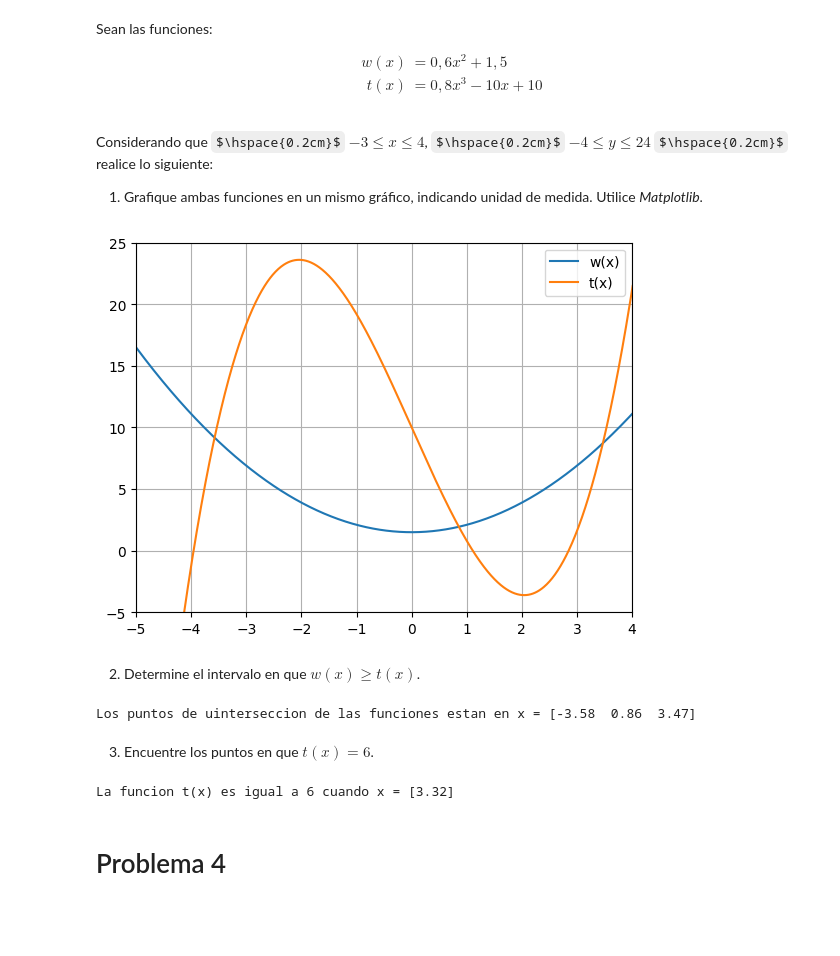
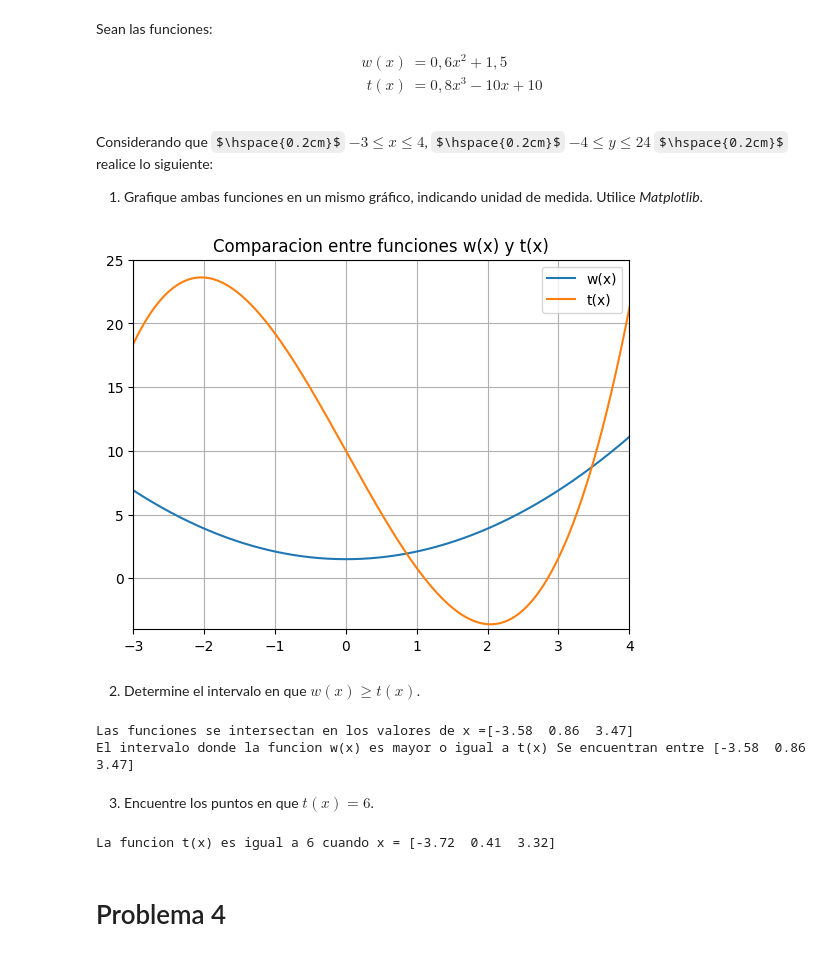
Before and after one commit to J4IM3LEZ/Aplicada, a Jupyter notebook: G3_Aplicaciones_de_funciones.ipynb, the cells around one changed output. Saved outputs shown, nothing was run; the diff lists cells and outputs as text; code cells hidden in the pictures; some formulas as TeX source; blank space fills up the shorter version.

```diff
--- a/G3_Aplicaciones_de_funciones.ipynb
+++ b/G3_Aplicaciones_de_funciones.ipynb
@@ -178,24 +178,25 @@ Considerando que $\hspace{0.2cm}$ $-3 \leq x \leq 4$, $\hspace{0.2cm}$ $-4 \leq
 # %%
 import matplotlib.pyplot as plt
 import numpy as np
 
 def w(x):
     return 0.6*x**2 + 1.5
 
 def t(x):
     return 0.8*x**3 - 10*x + 10
 
 x = np.arange(-10, 10, 0.01)
 plt.plot(x, w(x), label = "w(x)")
 plt.plot(x, t(x), label = "t(x)")
+plt.title("Comparacion entre funciones w(x) y t(x)")
 plt.grid(True)
-plt.xlim(-5,4)
-plt.ylim(-5,25)
+plt.xlim(-3,4)
+plt.ylim(-4,25)
 
 plt.legend()
 plt.show()
 # %% [output]
-[figure, old version]
+[figure, new version]
 # %% [markdown]
 2. Determine el intervalo en que $w(x) \geq t(x)$.
 # %%
@@ -212,10 +213,15 @@ def interseccion(x):
     return w(x) - t(x)
 
 x = np.linspace(-3, 4, 15)
-solucion = np.around(fsolve(interseccion,x),2)
+solucion = np.around(fsolve(interseccion,x), 2)
 interseccion = np.unique(solucion)
+
+print(f"Las funciones se intersectan en los valores de x ={interseccion}")
+
+print(f"El intervalo donde la funcion w(x) es mayor o igual a t(x) Se encuentran entre {interseccion}")
 # %% [output]
-Los puntos de uinterseccion de las funciones estan en x = [-3.58  0.86  3.47]
+Las funciones se intersectan en los valores de x =[-3.58  0.86  3.47]
+El intervalo donde la funcion w(x) es mayor o igual a t(x) Se encuentran entre [-3.58  0.86  3.47]
 # %% [markdown]
 3. Encuentre los puntos en que $t(x) = 6$.
 # %%
@@ -225,14 +231,14 @@ from scipy.optimize import fsolve
 def T(x):
     return 0.8*x**3 - 10*x + 10 - 6
 
-x=np.linspace(50, 50, 15)
+x = np.linspace(-4, 4, 15)
 solucion=np.around(fsolve(T,x),2)
 
-interseccion=np.unique(solucion)
+interseccion = np.unique(solucion)
 
 print(f"La funcion t(x) es igual a 6 cuando x = {interseccion}")
 # %% [output]
-La funcion t(x) es igual a 6 cuando x = [3.32]
+La funcion t(x) es igual a 6 cuando x = [-3.72  0.41  3.32]
 # %% [markdown]
 # Problema 4
 # %% [markdown]
```
Also changed, not shown: parts of 2 cells of this notebook.
